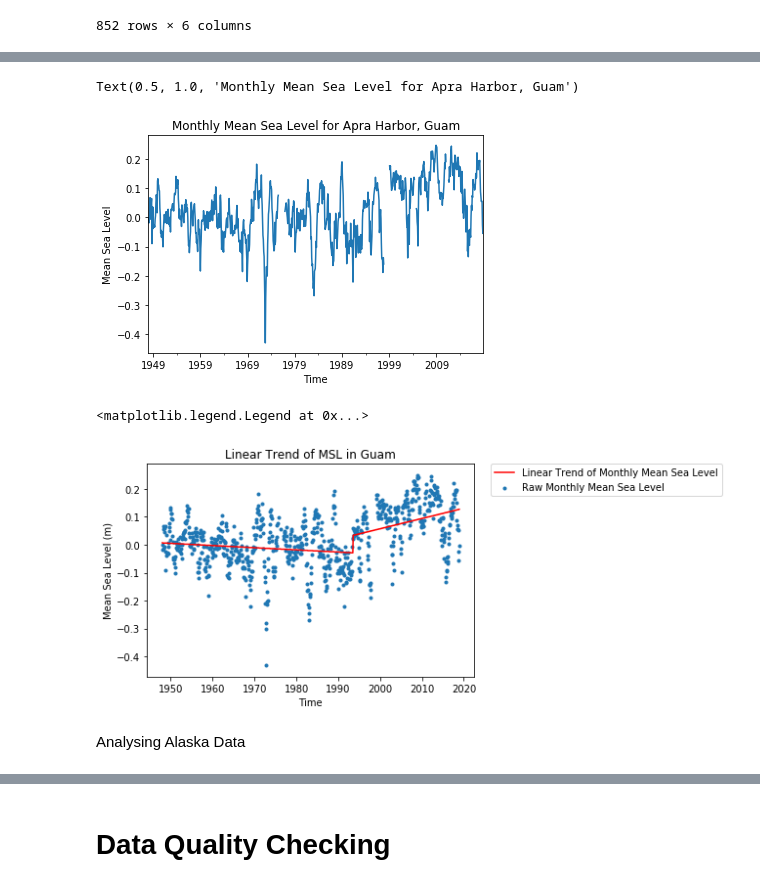
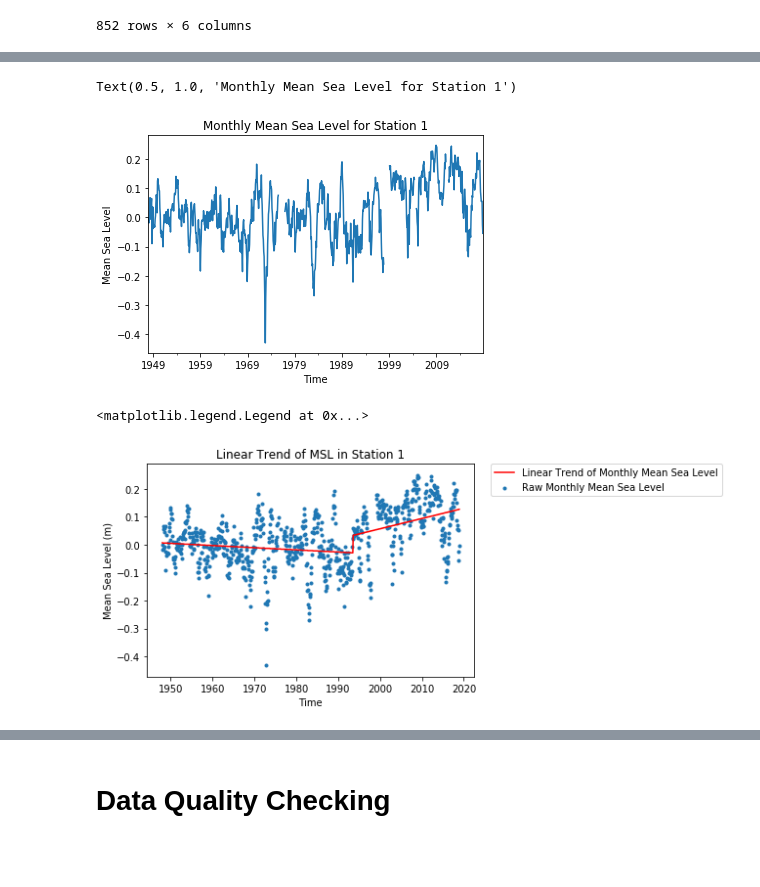
Before and after one commit to avnika16/EAPS651Project, a Jupyter notebook: DataQualityChecking-checkpoint.ipynb, the cells around one changed output, grey strips where cells are left out. Saved outputs shown, nothing was run; the diff lists cells and outputs as text; code cells hidden in the pictures; blank space fills up the shorter version.

Commit message:
Update with finalization of Variable generalization and raw input entry

```diff
--- a/DataQualityChecking-checkpoint.ipynb
+++ b/DataQualityChecking-checkpoint.ipynb
@@ -8,0 +11,3 @@ import pmdarima as pm
+# %%
+f1= input("Enter Station 1 file name: ") #Guam- 1630000_meantrend.csv
+print('Your file: ' + f1)
@@ -13,6 +27,6 @@ Analysing Guam Data
 # %%
 #Reading and Displaying data
-guamdata= pd.read_csv('1630000_meantrend.csv', index_col=False)
+guamdata= pd.read_csv(f1, index_col=False)
 guamdata
 # %% [output]
 |  | Year | Month | Monthly_MSL | Linear_Trend | High_Conf. | Low_Conf. |
@@ -47,22 +51,20 @@ TSMSL = Series(guamdata.loc[:,' Monthly_MSL'].values, index=tsgd)
 # %%
 #Plotting time series object
 ax= TSMSL.plot()
 ax.set_xlabel('Time')
 ax.set_ylabel('Mean Sea Level')
-ax.set_title('Monthly Mean Sea Level for Apra Harbor, Guam')
+ax.set_title('Monthly Mean Sea Level for Station 1')
 # %% [output]
-Text(0.5, 1.0, 'Monthly Mean Sea Level for Apra Harbor, Guam')
+Text(0.5, 1.0, 'Monthly Mean Sea Level for Station 1')
-[figure, old version]
+[figure, new version]
 # %%
 #Plotting Linear Trend and Raw Data Points
 plt.scatter(tsgd, guamdata[' Monthly_MSL'], marker='.', label= 'Raw Monthly Mean Sea Level') #Plotting raw points as scatter
 plt.plot(tsgd, guamdata[' Linear_Trend'], color= 'red', label= 'Linear Trend of Monthly Mean Sea Level') #Plotting linear trend as line
 plt.xlabel('Time')
 plt.ylabel('Mean Sea Level (m)')
-plt.title('Linear Trend of MSL in Guam')
+plt.title('Linear Trend of MSL in Station 1')
 plt.legend(bbox_to_anchor=(1.05, 1), loc='upper left', borderaxespad=0.)
 # %% [output]
 <matplotlib.legend.Legend at 0x...>
-[figure, old version]
+[figure, new version]
-# %% [markdown]
-Analysing Alaska Data
```
Also changed, not shown: parts of 36 cells of this notebook.
